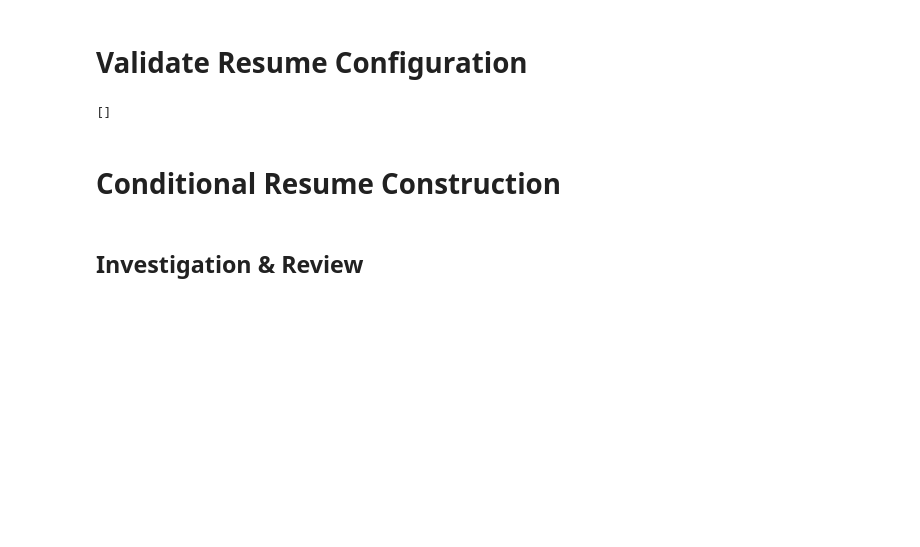
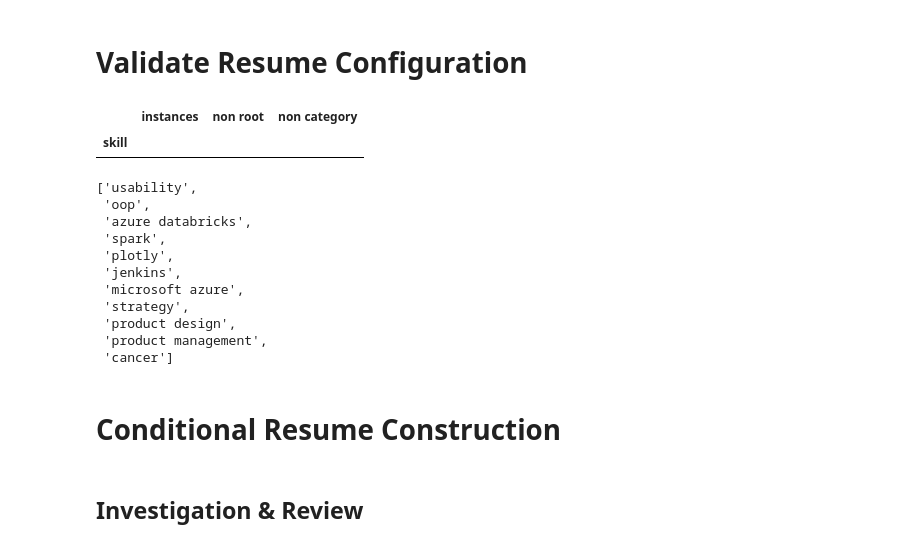
Before and after one commit to FractalMachinist/FractalMachinist.github.io, a Jupyter notebook: Resume.ipynb, the cells around one changed output. Cells and saved outputs as stored; diff of their text form; code cells hidden in the pictures; blank space fills up the shorter version.

```diff
--- a/Resume.ipynb
+++ b/Resume.ipynb
@@ -269,8 +249,3 @@ my_resume.projects = [
 ]
 # %% [markdown]
 # Validate Resume Configuration
-# %%
-synonyms._refresh()
-[skill for skill in my_resume.skills if skill.name.lower() in synonyms.non_root_synonyms or skill.name.lower() not in skill_cat.skill_to_categories]
-# %% [output]
-[]
@@ -277,3 +257,26 @@ synonyms._refresh()
+# %%
+synonyms._refresh()
+skill_cat._refresh()
+
+resume_skills_comparisons = resume_skills.copy()
+resume_skills_comparisons["non root"] = resume_skills_comparisons.isin(synonyms.non_root_synonyms)
+resume_skills_comparisons["non category"] = ~resume_skills_comparisons.index.isin(skill_cat.skill_to_categories)
+display(resume_skills_comparisons.query("`non root` or `non category`"))
+[skill for skill in skill_cat.skill_to_categories.keys() if skill not in resume_skills_comparisons.index]
+# %% [output]
+|  | instances | non root | non category |
+| skill |  |  |  |
+['usability',
+ 'oop',
+ 'azure databricks',
+ 'spark',
+ 'plotly',
+ 'jenkins',
+ 'microsoft azure',
+ 'strategy',
+ 'product design',
+ 'product management',
+ 'cancer']
 # %% [markdown]
 # Conditional Resume Construction
 # %%
```
Also changed, not shown: parts of 20 cells of this notebook, 16 other files.
